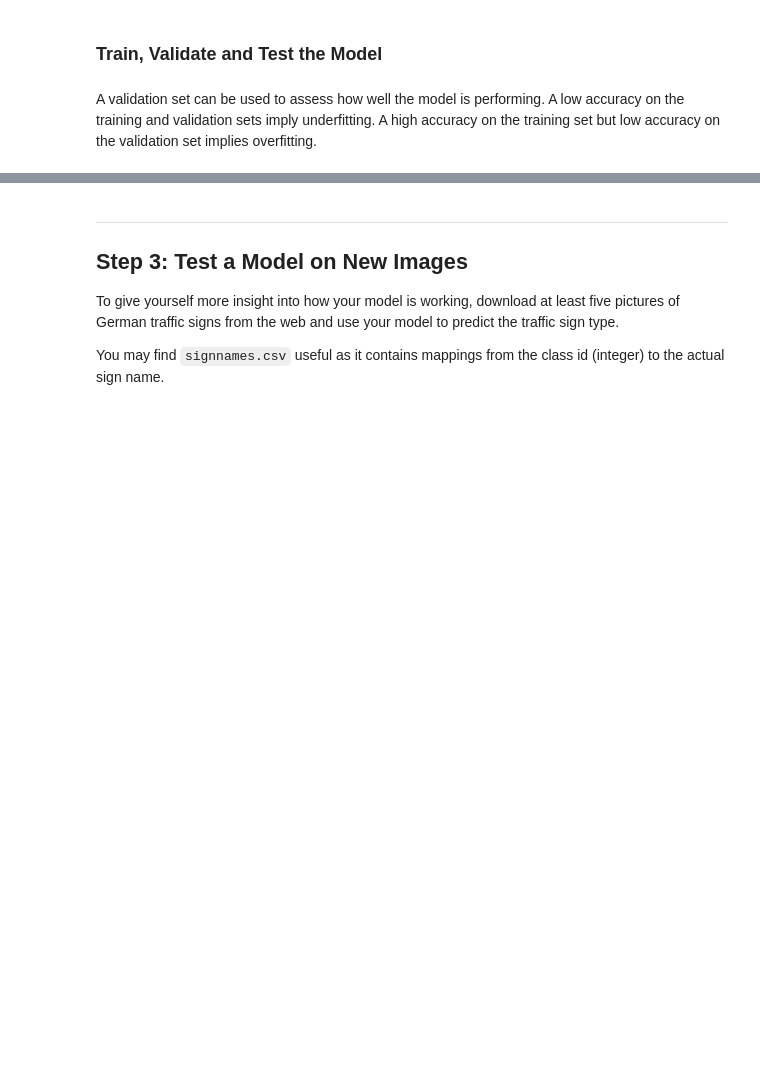
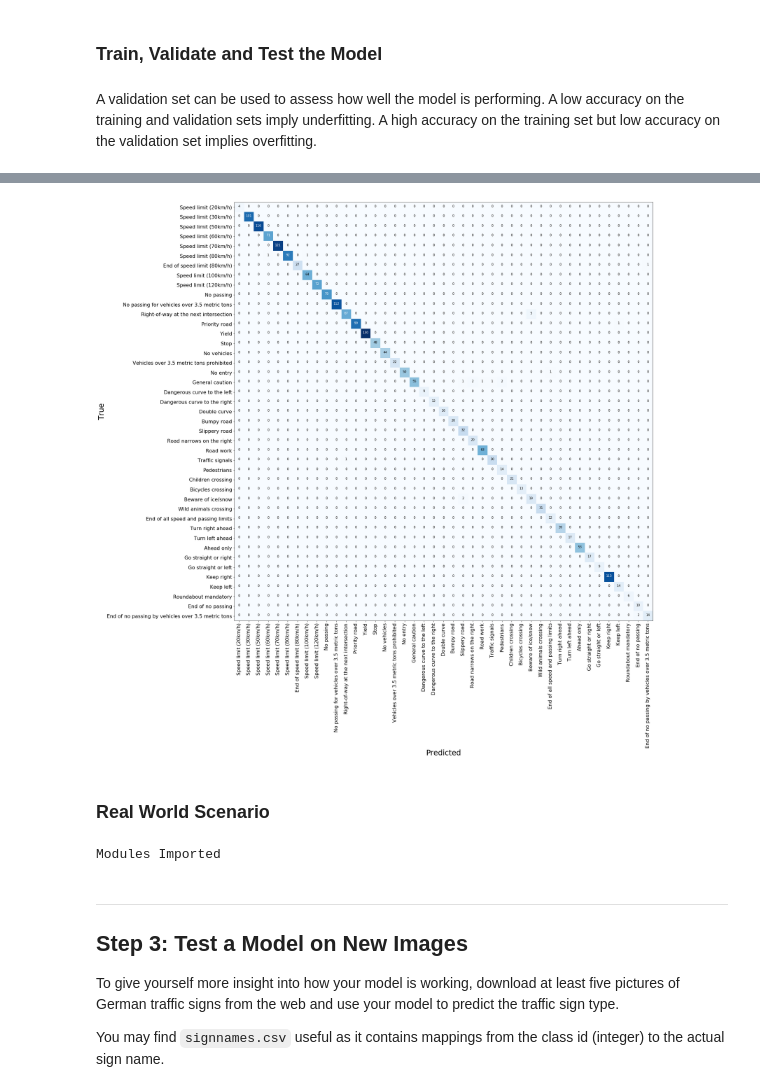
Before and after one commit to vamsiramakrishnan/TrafficSignRecognition, a Jupyter notebook: TrafficSignClassifier.ipynb, the cells around one changed output, grey strips where cells are left out. Drawn from its saved outputs; the diff is of its cells as text; code cells hidden in the pictures; blank space fills up the shorter version.

```diff
--- a/TrafficSignClassifier.ipynb
+++ b/TrafficSignClassifier.ipynb
@@ -475,2 +495,28 @@ def visualize_predictions(images,image_names,top5_pred):
+# %%
+saver=tf.train.Saver()
+with tf.Session() as sess:
+    saver.restore(sess,chkpt)
+    plot_confusion_matrix(X_test,y_test, 2000, is_tr= False, normalize=False)
+# %% [output]
+[figure, added]
+# %% [markdown]
+### Real World Scenario
+# %%
+import matplotlib.gridspec as gridspec
+from skimage import exposure
+from skimage import img_as_ubyte
+from skimage import img_as_float
+import matplotlib.pyplot as plt
+import cv2
+import numpy as np
+import os
+import argparse
+import importlib
+import PreProcessing
+importlib.reload(PreProcessing)
+from PreProcessing import visualize_predictions, image_normalizer, images_show
+from tensorflow.python.framework import graph_util
+# %% [output]
+Modules Imported
 # %%
 ###### Load Model and Open
```
Also changed, not shown: parts of 36 cells of this notebook.
